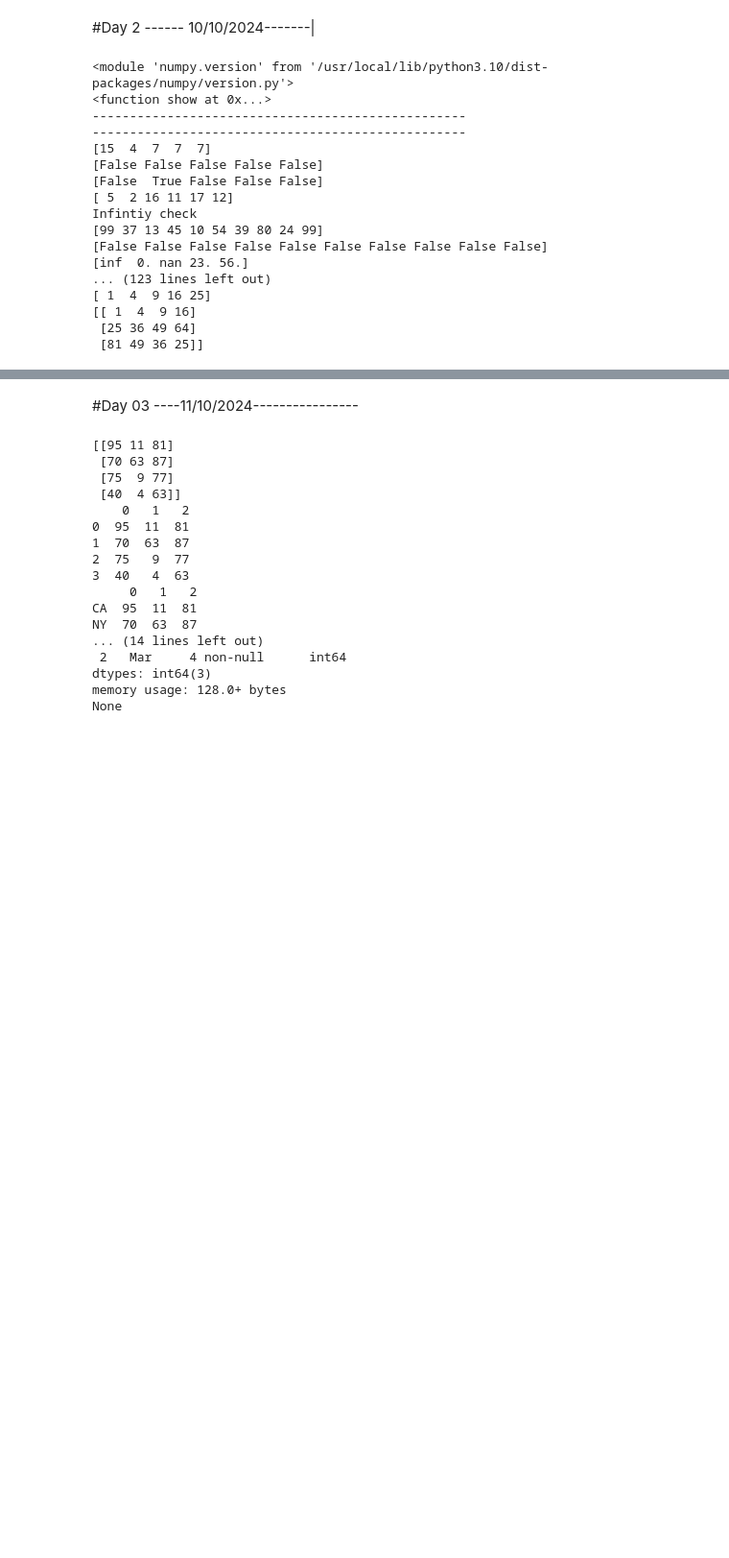
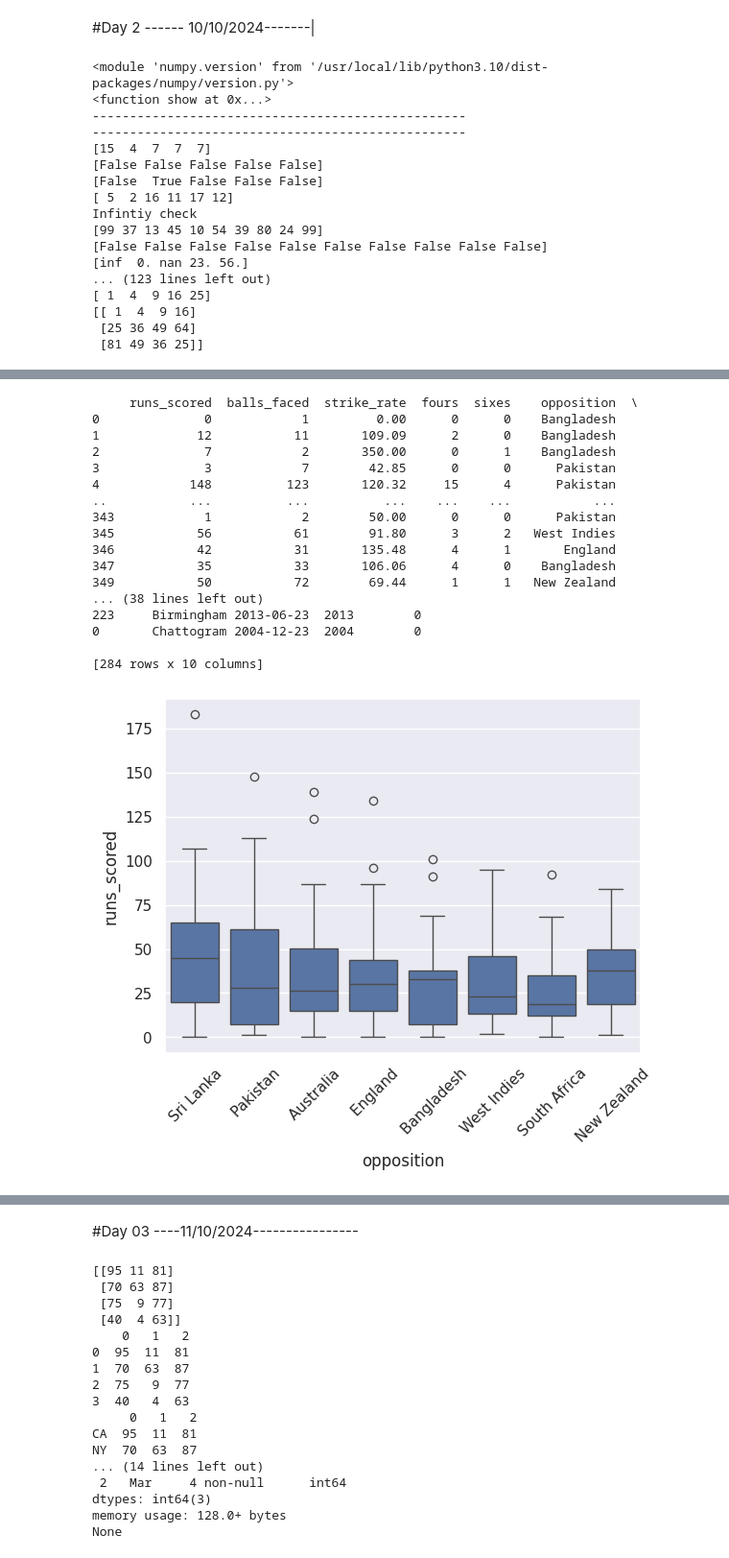
Before and after one commit to abhishekmali9191/Data-Analytics-, a Jupyter notebook: DataAnalytics.ipynb, the cells around one changed output, grey strips where cells are left out. Shown at 96% size. Saved outputs shown, nothing was run; the diff lists cells and outputs as text; code cells hidden in the pictures; blank space fills up the shorter version.

```diff
--- a/DataAnalytics.ipynb
+++ b/DataAnalytics.ipynb
@@ -624,0 +633,63 @@ Name: runs_scored, dtype: int64
+# %%
+#Looks crowded let us retain only major countries
+#List of opposition to filter
+opposition_list=[' England',' Australia',' West Indies',' South Africa',' New Zealand',' Pakistan',' Sri Lanka',' Bangladesh']
+
+#Filter rows where 'opposition' is in the list
+
+df_filtered = df_new[df_new['opposition'].isin(opposition_list)]
+print(df_filtered)
+
+#Sort the filtered Df in descending order of 'runs_scored'
+df_filtered = df_filtered.sort_values(by = 'runs_scored', ascending= False)
+
+#Display the filtered DF
+print(df_filtered)
+
+#ReDraw boxplot but on filtered opposition list
+sns.boxplot(x = 'opposition', y = 'runs_scored', data = df_filtered)
+plt.xticks(rotation = 45)
+plt.show()
+
+
+#Histogram (distplot) with and without kde(kernel density Estimate )
+sns.displot(data=df_filtered, x = 'runs_scored', kde =False)
+plt.show()
+#We can see that there is a right/postive skew , so there is
+
+sns.displot(data=df_filtered, x = 'runs_scored', kde =True)
+plt.show()
+
+#Histogram with bins
+sns.set(style= 'darkgrid')
+sns.histplot(data=df_new, x = 'runs_scored', bins= 15)
+plt.show()
+
+#KDE plot
+plt.figure(figsize=(12,8))
+sns.kdeplot(data=df_new, x = 'runs_scored')
+plt.show()
+
+#KDE plot with cumulative probability
+plt.figure(figsize=(12,8))
+sns.kdeplot(data= df_new, x = 'runs_scored', cumulative=True)
+plt.show()
+# %% [output]
+     runs_scored  balls_faced  strike_rate  fours  sixes    opposition  \
+0              0            1         0.00      0      0    Bangladesh
+1             12           11       109.09      2      0    Bangladesh
+2              7            2       350.00      0      1    Bangladesh
+3              3            7        42.85      0      0      Pakistan
+4            148          123       120.32     15      4      Pakistan
+..           ...          ...          ...    ...    ...           ...
+343            1            2        50.00      0      0      Pakistan
+345           56           61        91.80      3      2   West Indies
+346           42           31       135.48      4      1       England
+347           35           33       106.06      4      0    Bangladesh
+349           50           72        69.44      1      1   New Zealand
+... (38 lines left out)
+223     Birmingham 2013-06-23  2013        0
+0       Chattogram 2004-12-23  2004        0
+
+[284 rows x 10 columns]
+[figure, added]
```
Also changed, not shown: parts of 17 cells of this notebook.
